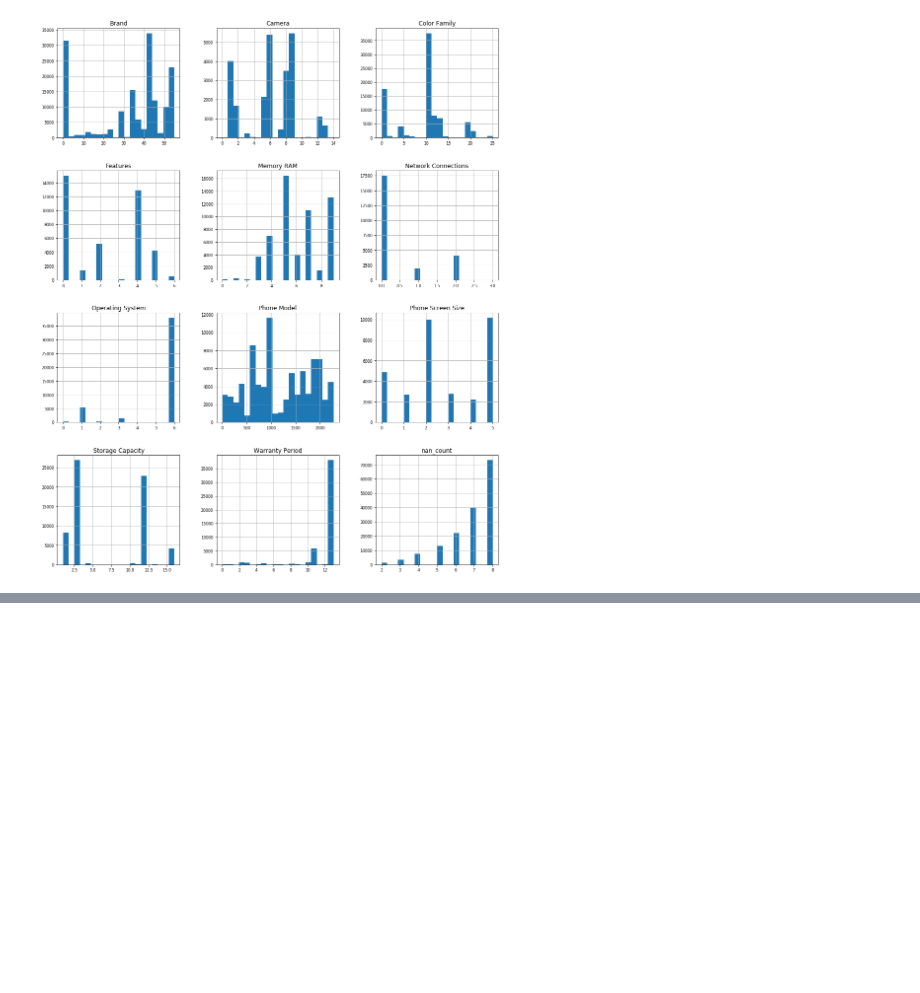
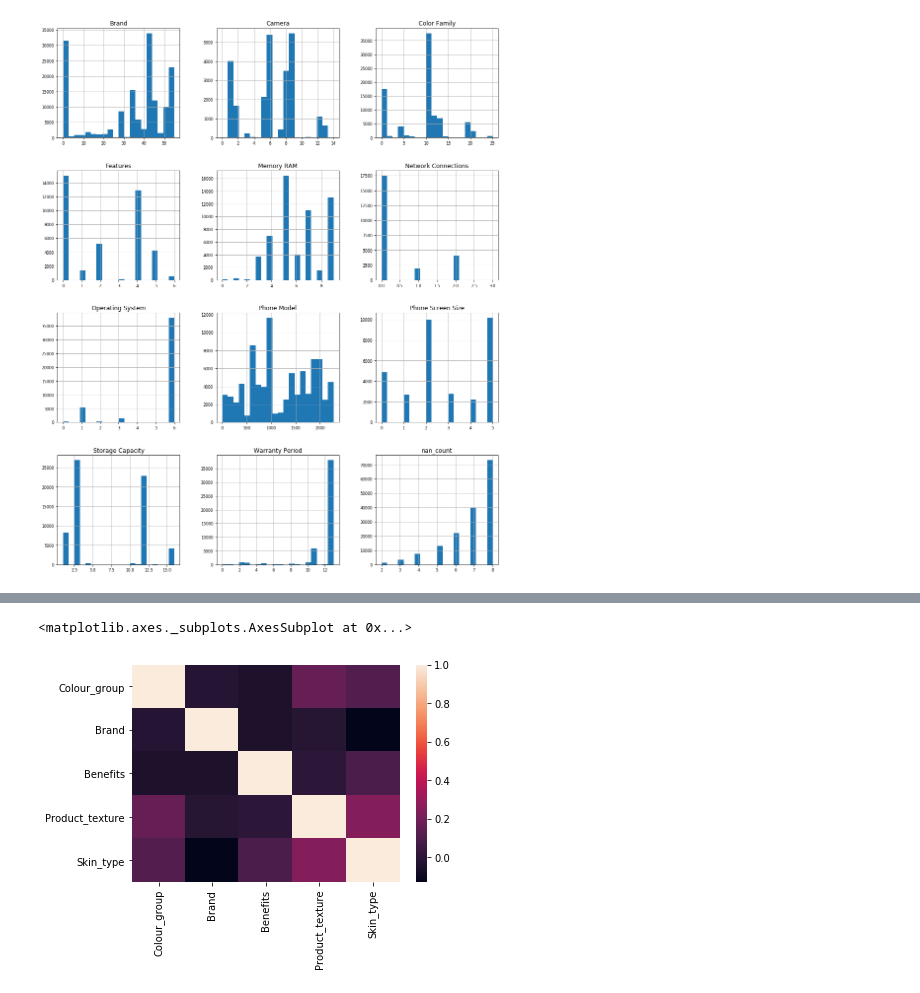
Before and after one commit to kevinling0218/ndsc2019, a Jupyter notebook: EDA.ipynb, the cells around one changed output, grey strips where cells are left out. Drawn from its saved outputs; the diff is of its cells as text; code cells hidden in the pictures; blank space fills up the shorter version.

```diff
--- a/EDA.ipynb
+++ b/EDA.ipynb
@@ -299,0 +319,27 @@ array([[<matplotlib.axes._subplots.AxesSubplot object at 0x...>,
+# %%
+# For beauty
+beauty_feature_columns = ['Colour_group', 'Brand', 'Benefits', 'Product_texture', 'Skin_type'] # title should not included
+beauty_column_map = {}
+for column in beauty_feature_columns:
+    beauty_column_map[column] = {v:k for k,v in beauty_json[column].items()}
+
+fashion_feature_columns = ['Collar Type', 'Sleeves', 'Pattern', 'Fashion Trend', 'Clothing Material'] # title should not included
+fashion_column_map = {}
+for column in fashion_feature_columns:
+    fashion_column_map[column] = {v:k for k,v in fashion_json[column].items()}
+
+mobile_feature_columns = ['Operating System', 'Features',
+       'Network Connections', 'Memory RAM', 'Brand', 'Warranty Period',
+       'Storage Capacity', 'Color Family', 'Phone Model', 'Camera',
+       'Phone Screen Size'] # title should not included
+mobile_column_map = {}
+for column in mobile_feature_columns:
+    mobile_column_map[column] = {v:k for k,v in mobile_json[column].items()}
+# %%
+# Substitute the numeric with the actual description in the json to form text dataframe
+# Please note: If json does not contain the info, the substitution result will be NaN
+# Therefore, replace the original NaN value with 'Unknown'
+df_beauty_train = df_beauty_train.replace(np.nan, 'Unknown', regex = True)
+df_beauty_train_text = df_beauty_train.copy()
+for column in beauty_feature_columns:
+    df_beauty_train_text.loc[:, column] = df_beauty_train_text[column].map(beauty_column_map[column])
@@ -299,0 +420,2 @@ array([[<matplotlib.axes._subplots.AxesSubplot object at 0x...>,
+# %%
+df_beauty_feature = df_beauty_train[beauty_feature_columns]
@@ -299,0 +431,8 @@ array([[<matplotlib.axes._subplots.AxesSubplot object at 0x...>,
+# %%
+corr = df_beauty_feature.corr()
+sns.heatmap(corr,
+            xticklabels=corr.columns.values,
+            yticklabels=corr.columns.values)
+# %% [output]
+<matplotlib.axes._subplots.AxesSubplot at 0x...>
+[figure, added]
```
Also changed, not shown: parts of 28 cells of this notebook.
